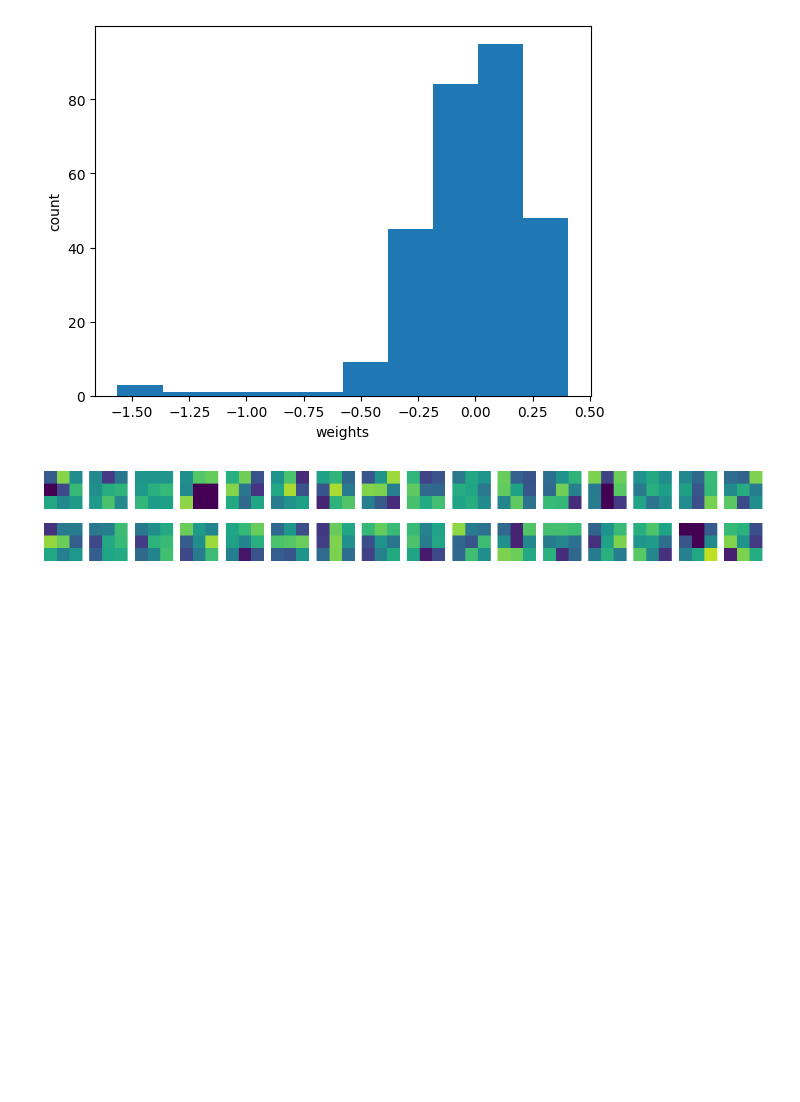
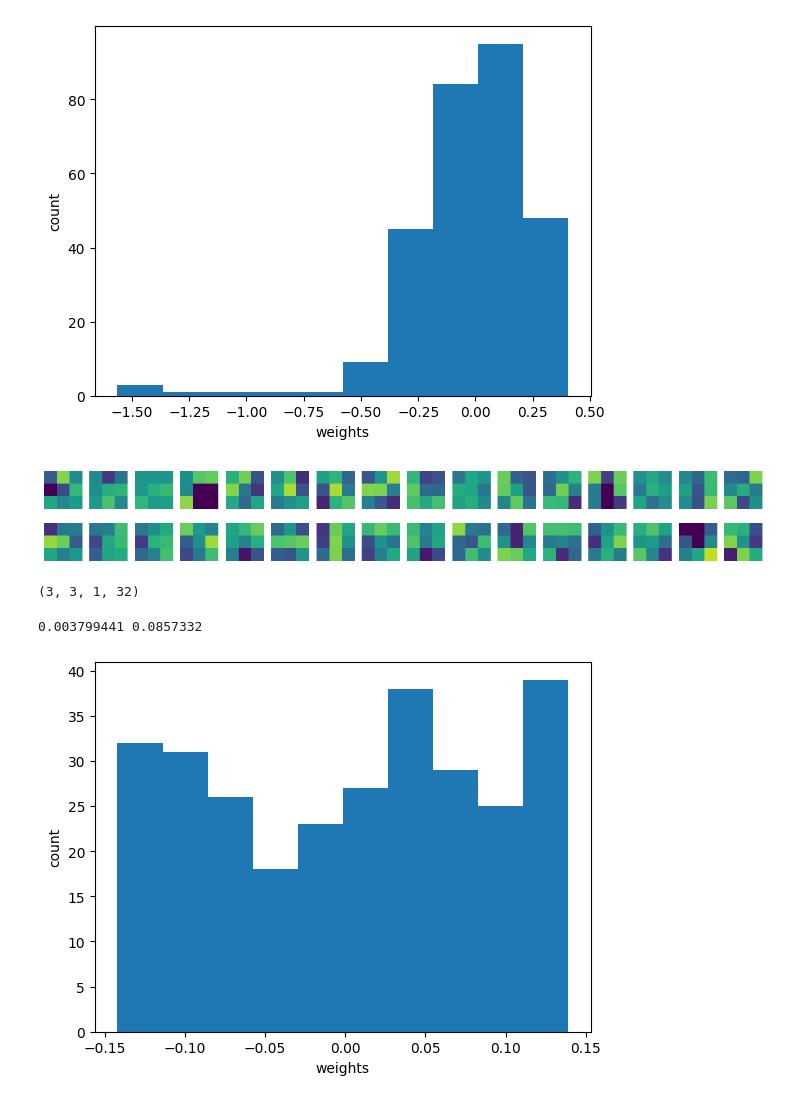
Before and after one commit to DelosIndustry/HongongML-DL_stduy, a Jupyter notebook: hongongDLch8-3.ipynb, the cells around one changed output. Saved outputs shown, nothing was run; the diff lists cells and outputs as text; code cells hidden in the pictures; blank space fills up the shorter version.

```diff
--- a/hongongDLch8-3.ipynb
+++ b/hongongDLch8-3.ipynb
@@ -47,3 +47,25 @@ for i in range(2):
 plt.show()
 # %% [output]
 [figure]
+# %%
+# 이번에는 훈련하지 않은 빈 합성곱 신경망을 만들어 보자! 그리고 이를 통해 훈련하지 않은 합성곱의 가중치가 위에서 본 훈련된 가중치와 어떻게 다른지 알려줘
+no_training_model = keras.Sequential()
+no_training_model.add(keras.layers.Input(shape=(28,28,1)))
+no_training_model.add(keras.layers.Conv2D(32, kernel_size=3, activation='relu', padding='same'))
+# %%
+no_training_conv = no_training_model.layers[0]
+print(no_training_conv.weights[0].shape)
+# %% [output]
+(3, 3, 1, 32)
+# %%
+no_training_weights = no_training_conv.weights[0].numpy()
+print(no_training_weights.mean(), no_training_weights.std())
+# %% [output]
+0.003799441 0.0857332
+# %%
+plt.hist(no_training_weights.reshape(-1,1))
+plt.xlabel('weights')
+plt.ylabel('count')
+plt.show()
+# %% [output]
+[figure, added]
```
Also changed, not shown: parts of 19 cells of this notebook.
